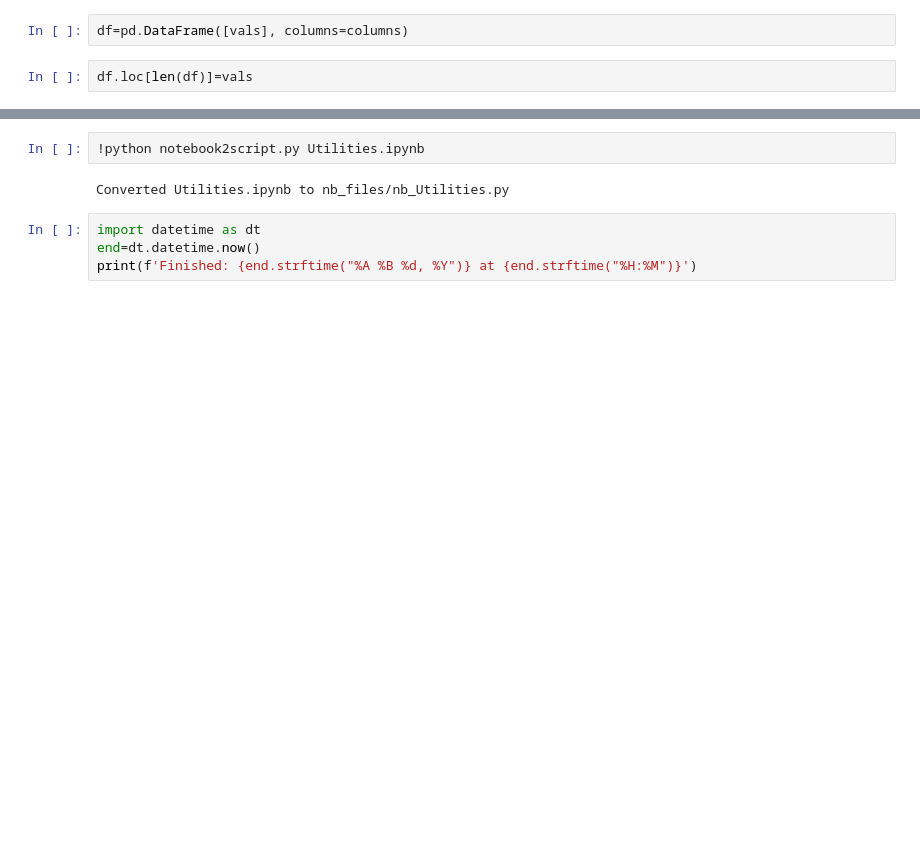
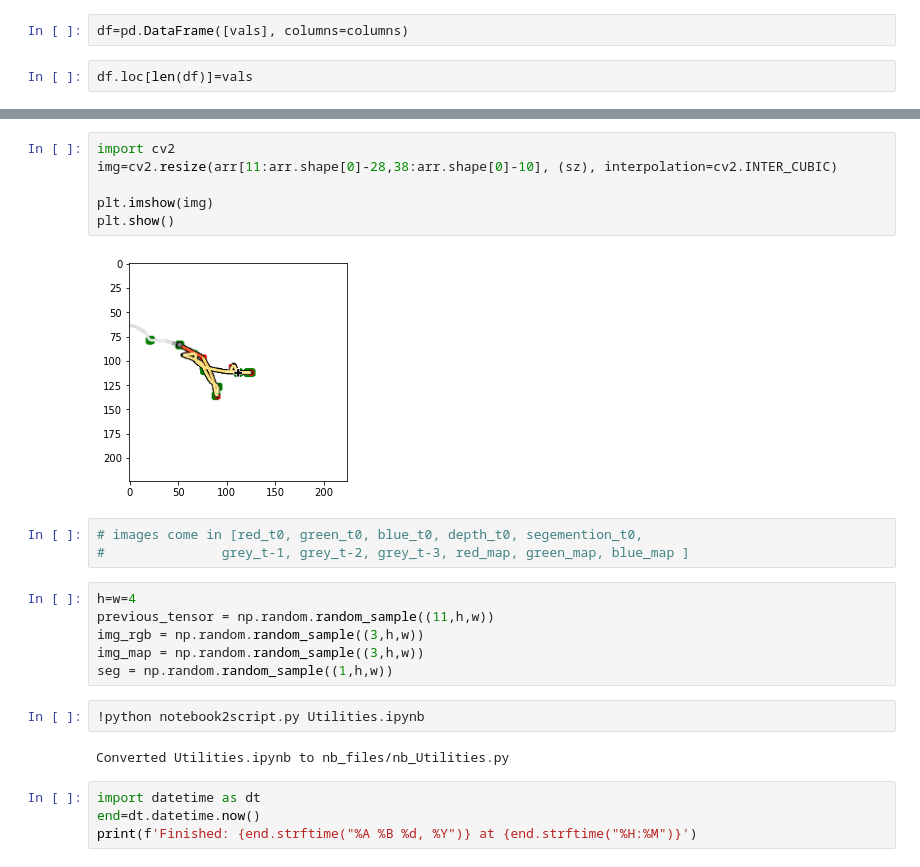
Before and after one commit to SBrewer15/AirSim-UAV-Reinforcement-Learning, a Jupyter notebook: Utilities.ipynb, the cells around one changed output, grey strips where cells are left out. Drawn from its saved outputs; the diff is of its cells as text; blank space fills up the shorter version.

```diff
--- a/Utilities.ipynb
+++ b/Utilities.ipynb
@@ -197,3 +343,20 @@ True
+# %%
+import cv2
+img=cv2.resize(arr[11:arr.shape[0]-28,38:arr.shape[0]-10], (sz), interpolation=cv2.INTER_CUBIC)
+
+plt.imshow(img)
+plt.show()
+# %% [output]
+[figure, added]
+# %%
+# images come in [red_t0, green_t0, blue_t0, depth_t0, segemention_t0,
+#               grey_t-1, grey_t-2, grey_t-3, red_map, green_map, blue_map ]
+# %%
+h=w=4
+previous_tensor = np.random.random_sample((11,h,w))
+img_rgb = np.random.random_sample((3,h,w))
+img_map = np.random.random_sample((3,h,w))
+seg = np.random.random_sample((1,h,w))
 # %%
 !python notebook2script.py Utilities.ipynb
 # %% [output]
```
Also changed, not shown: parts of 36 cells of this notebook.
